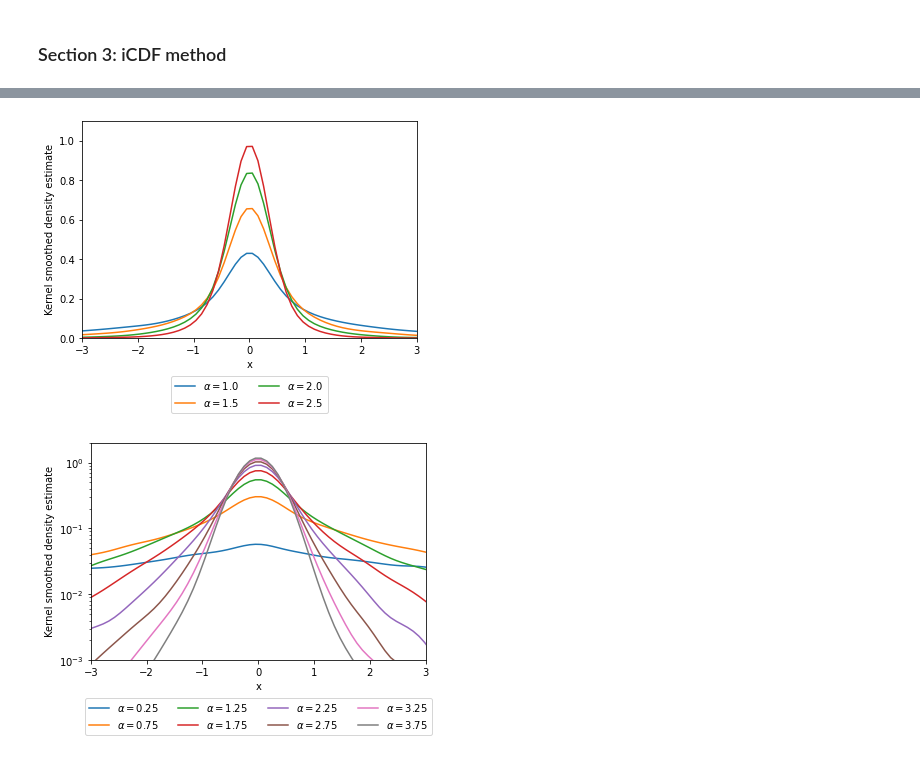
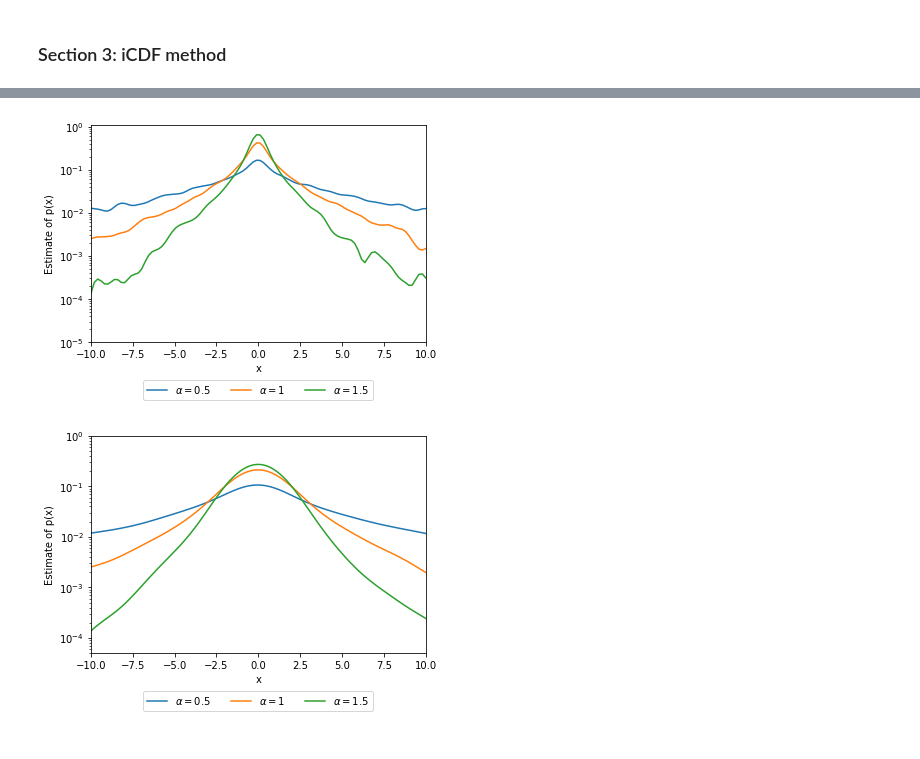
Before and after one commit to theo-brown/3f3-lab, a Jupyter notebook: Jupyter Notebook.ipynb, the cells around one changed output, grey strips where cells are left out. Drawn from its saved outputs; the diff is of its cells as text; code cells hidden in the pictures.

```diff
--- a/Jupyter Notebook.ipynb
+++ b/Jupyter Notebook.ipynb
@@ -325,17 +383,16 @@ plt.savefig('figures/icdf_exponential.png', bbox_inches='tight')
 # %%
-def nonstandard_samples(N, alpha=1.5):
+def exponential_sampled_gaussian(N, alpha=1.5):
     exponential_samples = (-2 / (alpha ** 2)) * np.log(1 - X_uniform[:N])
     return X_gaussian[:N] * exponential_samples
 # %%
 plt.figure()
 N = 100000
-for i in np.arange(0, 4):
-    alpha = (i/2) + 1
-    plt.hist(nonstandard_samples(N, alpha), bins=100, label=r'$\alpha = {}$'.format(alpha))
+for alpha in [0.5, 1, 1.5]:
+    plt.hist(exponential_sampled_gaussian(N, alpha), bins=100, label=r'$\alpha = {}$'.format(alpha))
 
 plt.xlabel('x')
 plt.ylabel('Number of samples')
-plt.xlim(-6, 6)
-plt.legend(loc='upper center', bbox_to_anchor=(0.5, -0.15), ncol=2)
-plt.savefig(f'figures/nonstandard_distribution.png', bbox_inches='tight')
+plt.xlim(-10, 10)
+plt.legend(loc='upper center', bbox_to_anchor=(0.5, -0.2), ncol=3)
+plt.savefig(f'figures/exponential_sampled_gaussian.png', bbox_inches='tight')
 # %% [output]
@@ -342,0 +400,15 @@ plt.savefig(f'figures/nonstandard_distribution.png', bbox_inches='tight')
+# %%
+plt.figure()
+
+N = 100000
+x = np.linspace(-10, 10, 1000)
+
+for alpha in [0.5, 1, 1.5]:
+    plt.plot(x, kernel_smoothed_density(x, exponential_sampled_gaussian(N, alpha)), label=r'$\alpha = {}$'.format(alpha))
+
+plt.xlabel('x')
+plt.ylabel('Estimate of p(x)')
+plt.xlim(-10, 10)
+plt.ylim(0, 0.7)
+plt.legend(loc='upper center', bbox_to_anchor=(0.5, -0.15), ncol=3)
+plt.savefig(f'figures/exponential_sampled_gaussian_kernel_smoothed.png', bbox_inches='tight')
@@ -343,36 +417,37 @@ plt.savefig(f'figures/nonstandard_distribution.png', bbox_inches='tight')
 # %%
 plt.figure()
 
 N = 100000
-x = np.linspace(-5, 5, 100)
+x = np.linspace(-10, 10, 100)
 
-for i in np.arange(0, 4):
-    alpha = i/2 + 1
-    plt.plot(x, kernel_smoothed_density(x, nonstandard_samples(N, alpha)), label=r'$\alpha = {}$'.format(alpha))
+for alpha in [0.5, 1, 1.5]:
+    plt.semilogy(x, kernel_smoothed_density(x, exponential_sampled_gaussian(N, alpha)), label=r'$\alpha = {}$'.format(alpha))
 
 plt.xlabel('x')
-plt.ylabel('Kernel smoothed density estimate')
-plt.xlim(-3, 3)
-plt.ylim(0, 1.1)
-plt.legend(loc='upper center', bbox_to_anchor=(0.5, -0.15), ncol=2)
-plt.savefig(f'figures/nonstandard_distribution_ksdensity.png', bbox_inches='tight')
+plt.ylabel('Estimate of p(x)')
+plt.xlim(-10, 10)
+plt.ylim(1e-5, 1.1)
+plt.legend(loc='upper center', bbox_to_anchor=(0.5, -0.15), ncol=3)
+plt.savefig(f'figures/exponential_sampled_gaussian_kernel_smoothed_log_narrow.png', bbox_inches='tight')
 # %% [output]
-[figure, old version]
+[figure, new version]
 # %%
 plt.figure()
 
 N = 100000
-x = np.linspace(-5, 5, 100)
+x = np.linspace(-10, 10, 100)
 
-for i in np.arange(0, 8):
-    alpha = i/2 + 0.25
-    plt.semilogy(x, kernel_smoothed_density(x, nonstandard_samples(N, alpha)), label=r'$\alpha = {}$'.format(alpha))
+for alpha in [0.5, 1, 1.5]:
+    plt.semilogy(x,
+                 kernel_smoothed_density(x, exponential_sampled_gaussian(N, alpha),
+                                         width=1.2),
+                 label=r'$\alpha = {}$'.format(alpha))
 
 plt.xlabel('x')
-plt.ylabel('Kernel smoothed density estimate')
-plt.xlim(-3, 3)
-plt.ylim(1e-3, 2)
-plt.legend(loc='upper center', bbox_to_anchor=(0.5, -0.15), ncol=4)
-plt.savefig(f'figures/nonstandard_distribution_ksdensity_log_close.png', bbox_inches='tight')
+plt.ylabel('Estimate of p(x)')
+plt.xlim(-10, 10)
+plt.ylim(.5e-4, 1)
+plt.legend(loc='upper center', bbox_to_anchor=(0.5, -0.15), ncol=3)
+plt.savefig(f'figures/exponential_sampled_gaussian_kernel_smoothed_log_wide.png', bbox_inches='tight')
 # %% [output]
-[figure, old version]
+[figure, new version]
```
Also changed, not shown: parts of 28 cells of this notebook, 1 other file.
